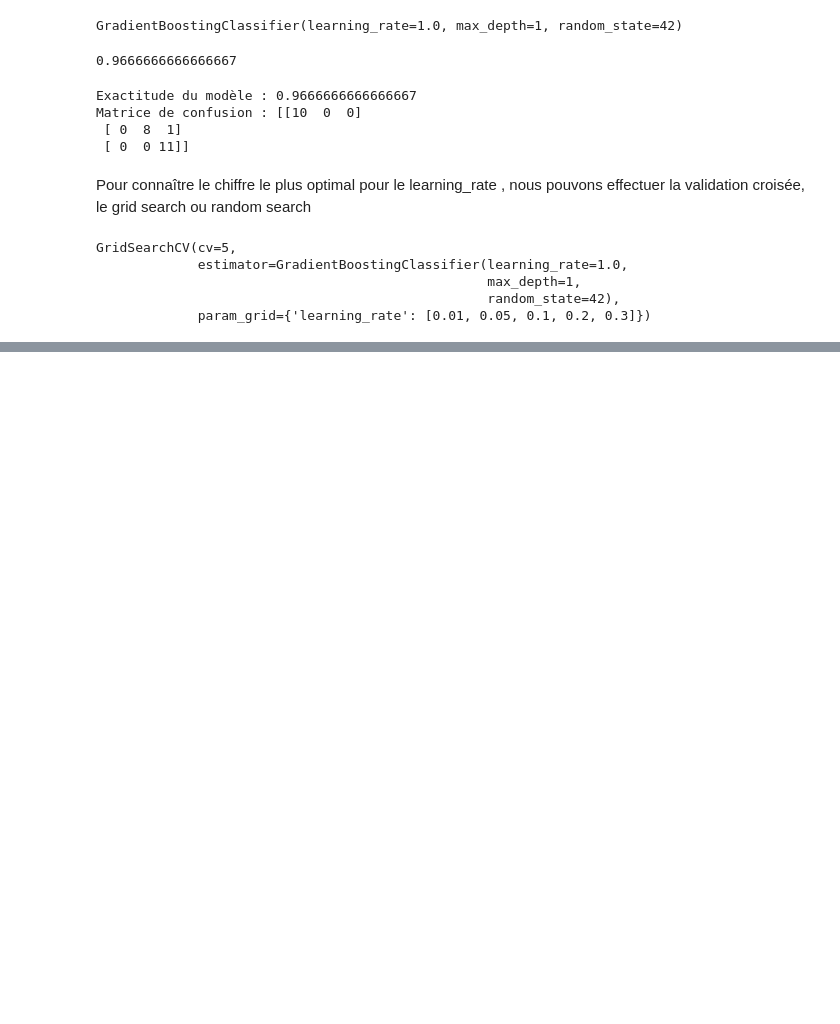
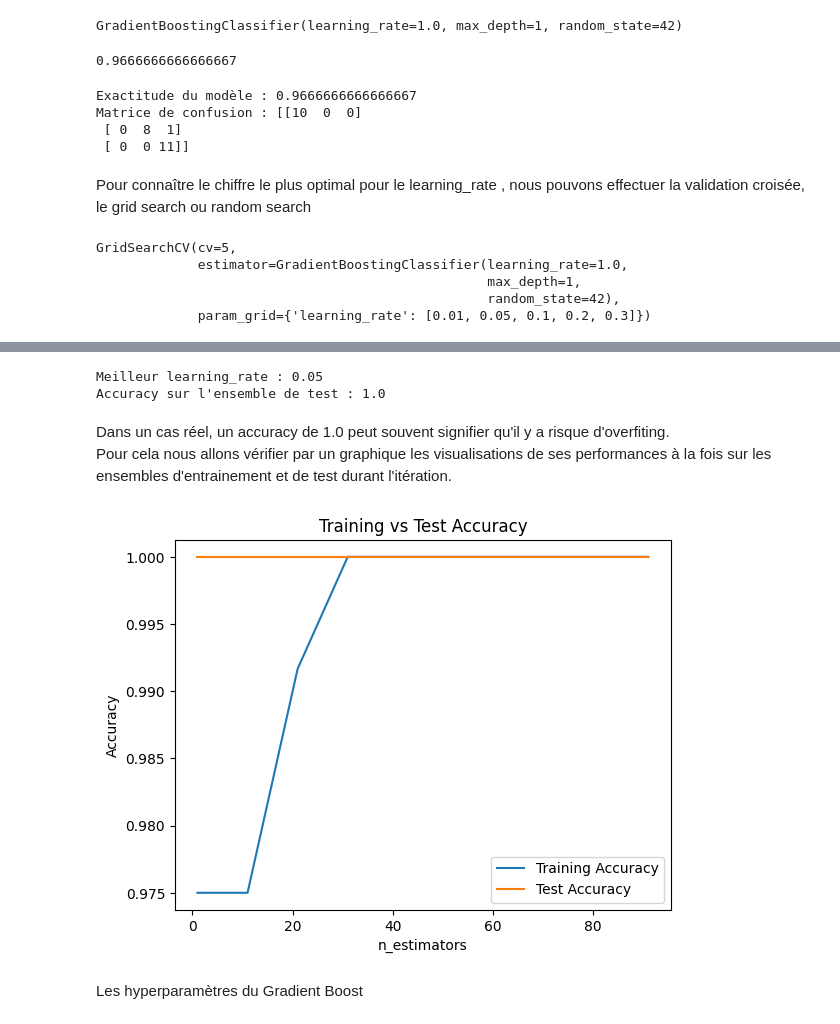
Before and after one commit to AFlo59/M-thodes-ensemblistes-et-arbres-de-d-cision-, a Jupyter notebook: gradient_boosting.ipynb, the cells around one changed output, grey strips where cells are left out. Drawn from its saved outputs; the diff is of its cells as text; code cells hidden in the pictures; blank space fills up the shorter version.

```diff
--- a/gradient_boosting.ipynb
+++ b/gradient_boosting.ipynb
@@ -116,0 +123,18 @@ for learning_rate, score in zip(learning_rates, cv_gb.cv_results_['mean_test_sco
+# %%
+# On sélectionne le meilleur learning_rate
+best_learning_rate = cv_gb.best_params_['learning_rate']
+# %%
+# On évalue sur l'ensemble de test
+best_gb_classifier = GradientBoostingClassifier(n_estimators=100, learning_rate=best_learning_rate, max_depth=3, random_state=42)
+best_gb_classifier.fit(X_train, y_train)
+y_pred = best_gb_classifier.predict(X_test)
+accuracy = accuracy_score(y_test, y_pred)
+
+print(f"Meilleur learning_rate : {best_learning_rate}")
+print(f"Accuracy sur l'ensemble de test : {accuracy}")
+# %% [output]
+Meilleur learning_rate : 0.05
+Accuracy sur l'ensemble de test : 1.0
+# %% [markdown]
+Dans un cas réel, un accuracy de 1.0 peut souvent signifier qu'il y a risque d'overfiting.<br>
+Pour cela nous allons vérifier par un graphique les visualisations de ses performances à la fois sur les ensembles d'entrainement et de test durant l'itération.
@@ -116,0 +143,33 @@ for learning_rate, score in zip(learning_rates, cv_gb.cv_results_['mean_test_sco
+# %%
+# Liste pour stocker les accuracy pour les ensembles d'entraînement et de test
+train_accuracies = []
+test_accuracies = []
+# %%
+# On évalue le modèle avec un nombre croissant d'arbres
+estimator_range = range(1, 101, 10)  # De 1 à 100 arbres, par pas de 10
+for n_estimators in estimator_range:
+    model = GradientBoostingClassifier(n_estimators=n_estimators, learning_rate=best_learning_rate, max_depth=3, random_state=42)
+    model.fit(X_train, y_train)
+
+    # On évalue sur l'ensemble d'entraînement
+    y_train_pred = model.predict(X_train)
+    train_accuracy = accuracy_score(y_train, y_train_pred)
+    train_accuracies.append(train_accuracy)
+
+    # On évalue sur l'ensemble de test
+    y_test_pred = model.predict(X_test)
+    test_accuracy = accuracy_score(y_test, y_test_pred)
+    test_accuracies.append(test_accuracy)
+# %%
+# On trace le graphique
+plt.plot(estimator_range, train_accuracies, label='Training Accuracy')
+plt.plot(estimator_range, test_accuracies, label='Test Accuracy')
+plt.ylabel('Accuracy')
+plt.xlabel('n_estimators')
+plt.title('Training vs Test Accuracy')
+plt.legend()
+plt.show()
+# %% [output]
+[figure, added]
+# %% [markdown]
+Les hyperparamètres du Gradient Boost
```
Also changed, not shown: parts of 4 cells of this notebook.
